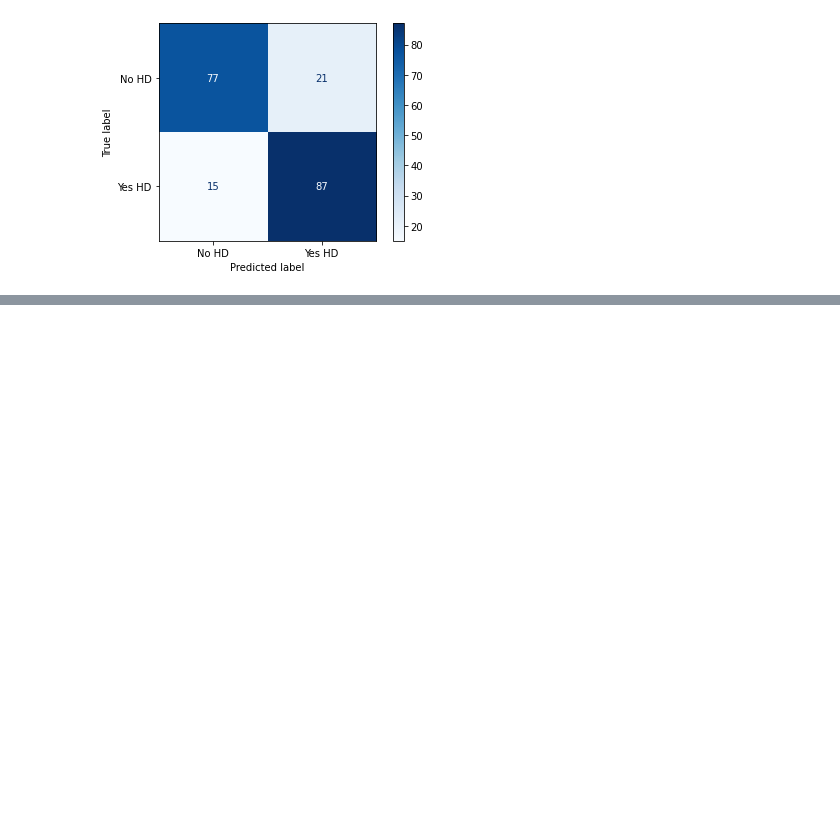
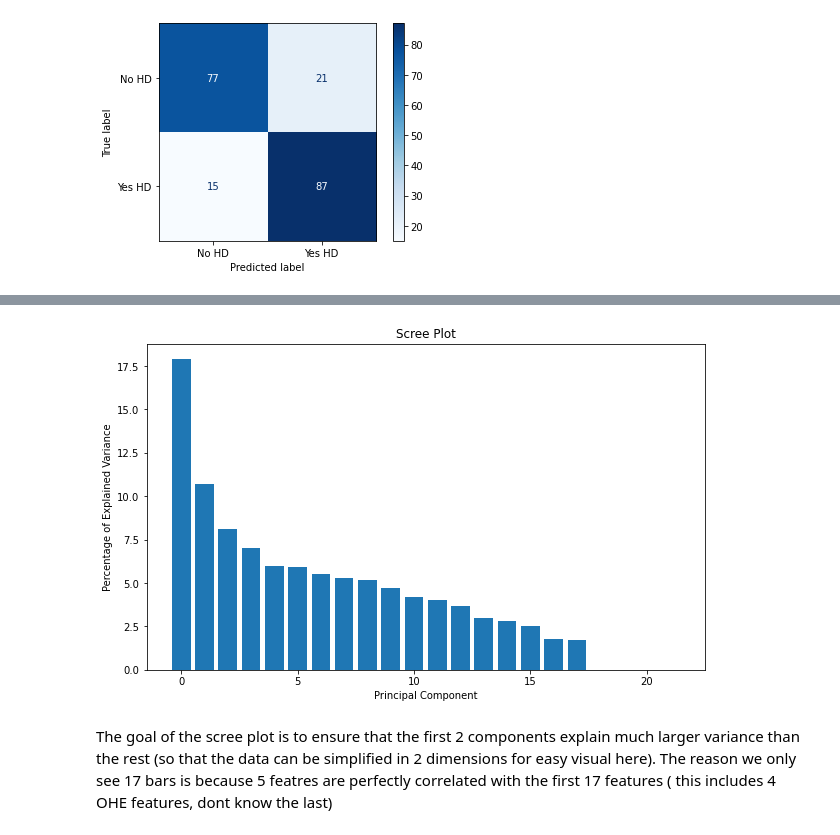
Before and after one commit to Nupur-Patil/ml_projects, a Jupyter notebook: heart_disease_prediction/notebooks/02_model_training.ipynb, the cells around one changed output, grey strips where cells are left out. Drawn from its saved outputs; the diff is of its cells as text; code cells hidden in the pictures; blank space fills up the shorter version.

```diff
--- a/heart_disease_prediction/notebooks/02_model_training.ipynb
+++ b/heart_disease_prediction/notebooks/02_model_training.ipynb
@@ -459,0 +540,21 @@ plt.show()
+# %%
+x_train = imputer.fit_transform(x_train)
+x_train = scaler.fit_transform(x_train)
+# %%
+pca = PCA()
+pca.fit(x_train)
+x_train_pca = pca.transform(x_train)
+
+per_var = np.round(pca.explained_variance_ratio_*100, decimals = 1)
+labels = [str(x) for x in range(len(per_var)+1)]
+
+plt.figure(figsize=(10, 6))
+plt.bar(x=np.arange(len(per_var)), height=per_var)
+plt.ylabel('Percentage of Explained Variance')
+plt.xlabel('Principal Component')
+plt.title('Scree Plot')
+plt.show()
+# %% [output]
+[figure, added]
+# %% [markdown]
+The goal of the scree plot is to ensure that the first 2 components explain much larger variance than the rest (so that the data can be simplified in 2 dimensions for easy visual here). The reason we only see 17 bars is because 5 featres are perfectly correlated with the first 17 features ( this includes 4 OHE features, dont know the last)
```
Also changed, not shown: parts of 16 cells of this notebook.
